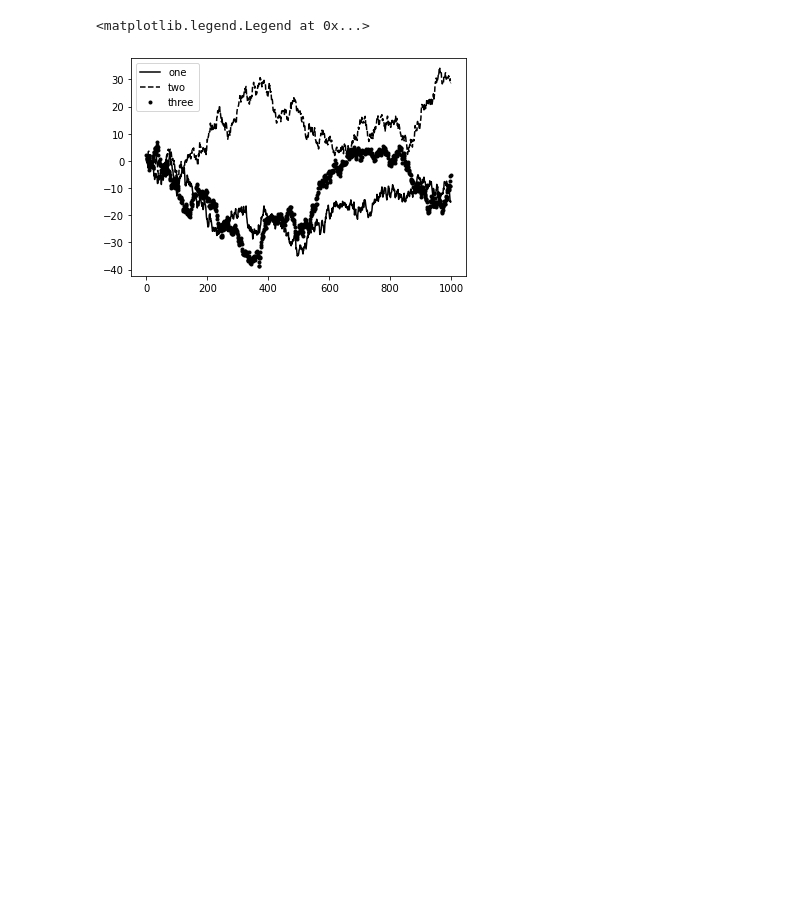
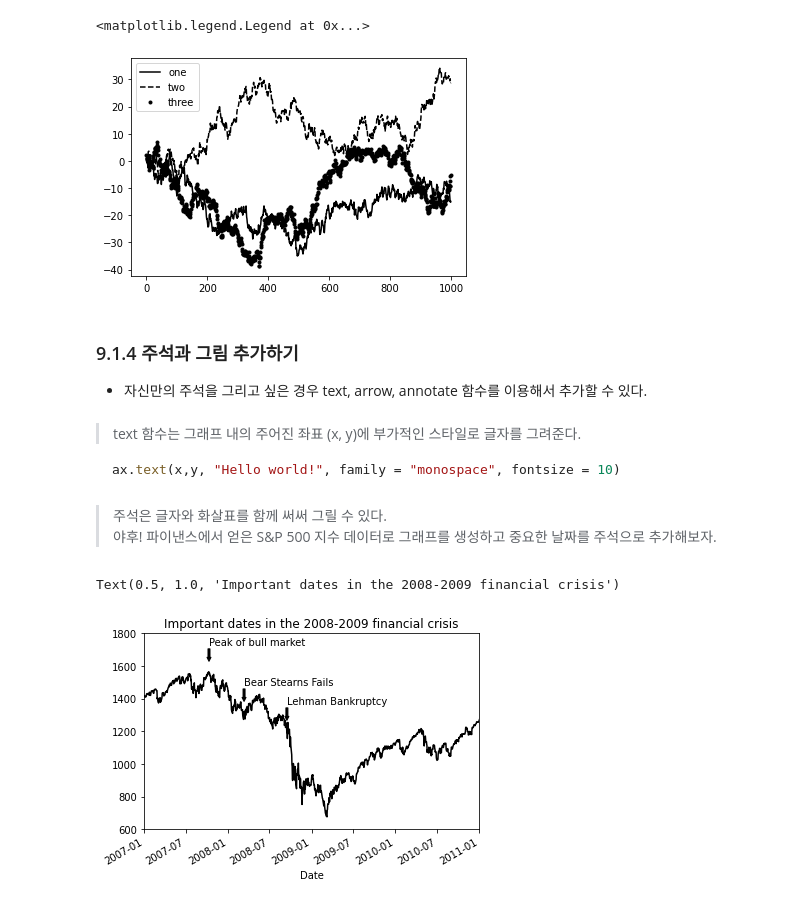
Before and after one commit to gusdn5656/python-basic, a Jupyter notebook: Python for Data Analysis/Chapter 9 그래프와 시각화.ipynb, the cells around one changed output. Cells and saved outputs as stored; diff of their text form; code cells hidden in the pictures; blank space fills up the shorter version.

Commit message:
210929 before 9.1.5 Save graph as a file

````diff
--- a/Python for Data Analysis/Chapter 9 그래프와 시각화.ipynb
+++ b/Python for Data Analysis/Chapter 9 그래프와 시각화.ipynb
@@ -250,3 +250,15 @@ ax.legend(loc = 'best')
 # %% [output]
 <matplotlib.legend.Legend at 0x...>
 [figure]
+# %% [markdown]
+### 9.1.4 주석과 그림 추가하기
+- 자신만의 주석을 그리고 싶은 경우 text, arrow, annotate 함수를 이용해서 추가할 수 있다.
+# %% [markdown]
+> text 함수는 그래프 내의 주어진 좌표 (x, y)에 부가적인 스타일로 글자를 그려준다.
+
+```python
+ax.text(x,y, "Hello world!", family = "monospace", fontsize = 10)
+```
+# %% [markdown]
+> 주석은 글자와 화살표를 함께 써써 그릴 수 있다.
+> 야후! 파이낸스에서 얻은 S&P 500 지수 데이터로 그래프를 생성하고 중요한 날짜를 주석으로 추가해보자.
@@ -252,0 +267,34 @@ ax.legend(loc = 'best')
+# %%
+from datetime import datetime
+
+fig = plt.figure()
+ax = fig.add_subplot(1,1,1)
+
+data = pd.read_csv("examples/spx.csv", index_col=0, parse_dates = True)
+spx = data['SPX']
+
+spx.plot(ax = ax, style = "k-")
+
+crisis_data = [
+    (datetime(2007, 10, 11), 'Peak of bull market'),
+    (datetime(2008, 3, 12), 'Bear Stearns Fails'),
+    (datetime(2008, 9, 15), 'Lehman Bankruptcy')
+]
+
+for date, label in crisis_data :
+    ax.annotate(label,                                                     # ax.annotate 메서드를 통해 x,y좌표로 지정한 위치에 라벨을 추가
+                xy = (date, spx.asof(date) + 75),
+                xytext = (date, spx.asof(date) + 225),
+                arrowprops = dict(facecolor = "black",
+                                  headwidth = 4,
+                                  width = 2,
+                                  headlength = 4),
+                horizontalalignment = "left", verticalalignment = 'top')
+
+# 2007-2010 구간으로 확대
+ax.set_xlim(['1/1/2007', '1/1/2011'])                                       # set_xlim, set_ylim 메서드를 이용해 그래프의 시작과 끝 경계를 직접 지정.
+ax.set_ylim([600,1800])
+ax.set_title("Important dates in the 2008-2009 financial crisis")           # set_title 메서드로 그래프의 제목을 지정
+# %% [output]
+Text(0.5, 1.0, 'Important dates in the 2008-2009 financial crisis')
+[figure, added]
````
Also changed, not shown: parts of 3 cells of this notebook.
